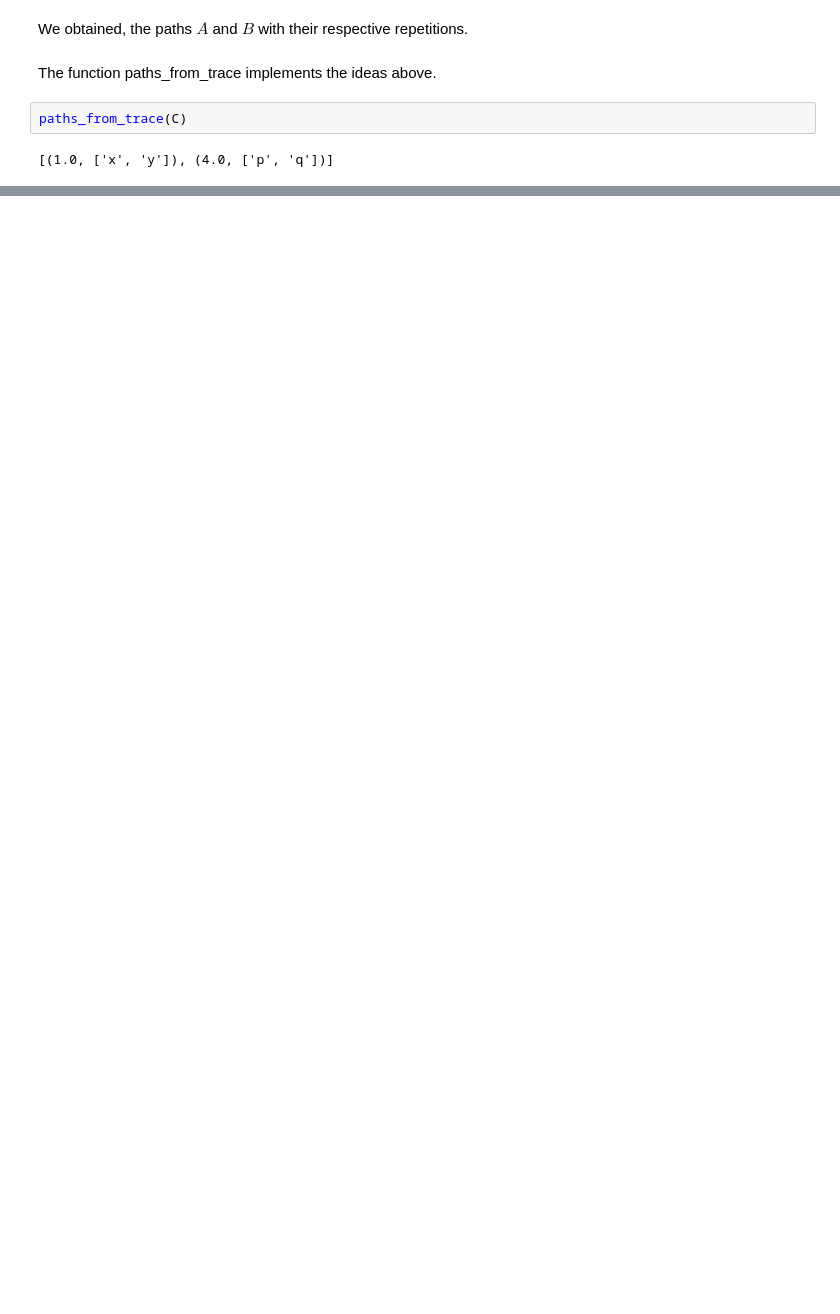
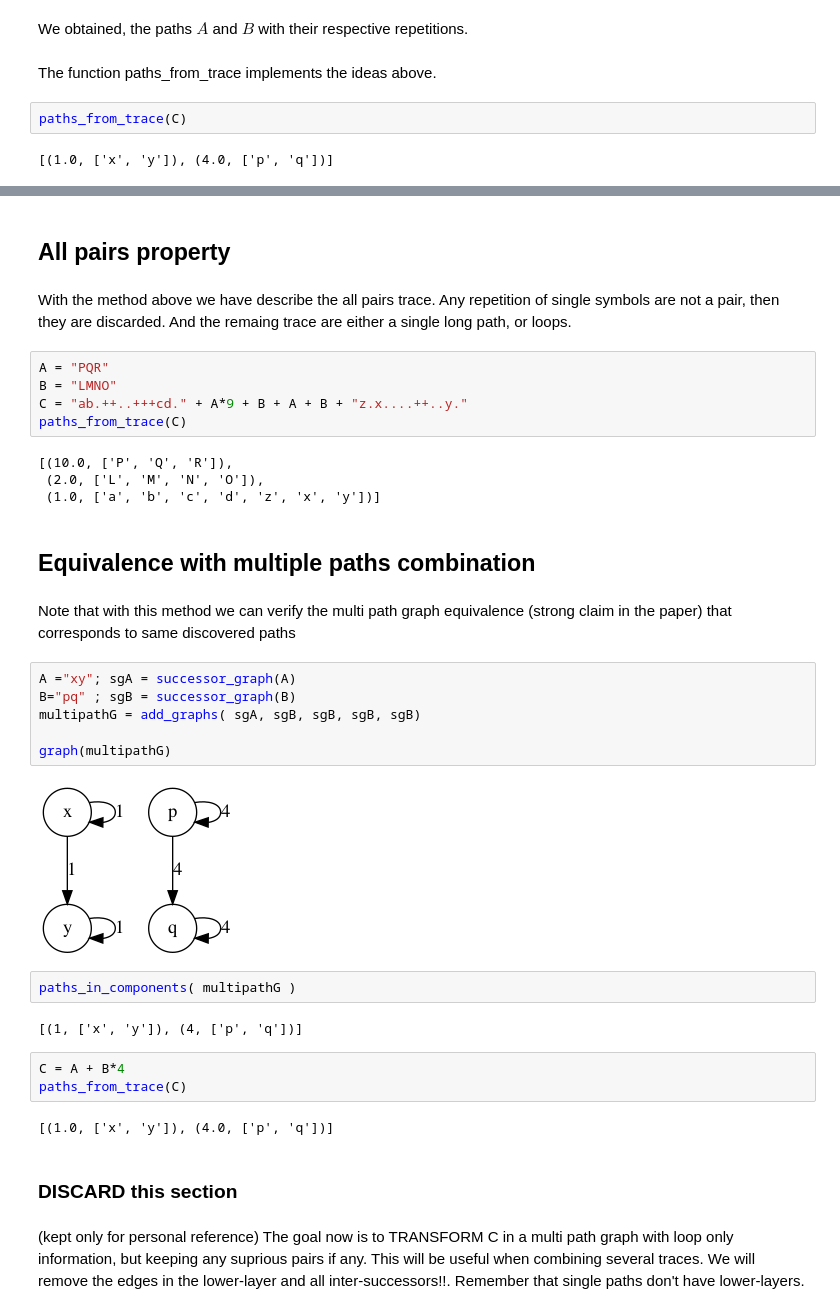
Before and after one commit to jpgil/logdelay, a Jupyter notebook: notebooks/section-2-paths-invariants/Mergings Loops.ipynb, the cells around one changed output, grey strips where cells are left out. Cells and saved outputs as stored; diff of their text form; blank space fills up the shorter version.

Commit message:
Main Method

```diff
--- a/notebooks/section-2-paths-invariants/Mergings Loops.ipynb
+++ b/notebooks/section-2-paths-invariants/Mergings Loops.ipynb
@@ -199,0 +165,38 @@ paths_from_trace(C + "123321")
+# %% [markdown]
+## All pairs property
+# %% [markdown]
+With the method above we have describe the all pairs trace. Any repetition of single symbols are not a pair, then they are discarded. And the remaing trace are either a single long path, or loops.
+# %%
+A = "PQR"
+B = "LMNO"
+C = "ab.++..+++cd." + A*9 + B + A + B + "z.x....++..y."
+paths_from_trace(C)
+# %% [output]
+[(10.0, ['P', 'Q', 'R']),
+ (2.0, ['L', 'M', 'N', 'O']),
+ (1.0, ['a', 'b', 'c', 'd', 'z', 'x', 'y'])]
+# %% [markdown]
+## Equivalence with multiple paths combination
+# %% [markdown]
+Note that with this method we can verify the multi path graph equivalence (strong claim in the paper) that corresponds to same discovered paths
+# %%
+A ="xy"; sgA = successor_graph(A)
+B="pq" ; sgB = successor_graph(B)
+multipathG = add_graphs( sgA, sgB, sgB, sgB, sgB)
+
+graph(multipathG)
+# %% [output]
+[figure, added]
+# %%
+paths_in_components( multipathG )
+# %% [output]
+[(1, ['x', 'y']), (4, ['p', 'q'])]
+# %%
+C = A + B*4
+paths_from_trace(C)
+# %% [output]
+[(1.0, ['x', 'y']), (4.0, ['p', 'q'])]
+# %% [markdown]
+### DISCARD this section
+# %% [markdown]
+(kept only for personal reference) The goal now is to TRANSFORM C in a multi path graph with loop only information, but keeping any suprious pairs if any. This will be useful when combining several traces. We will remove the edges in the lower-layer and all inter-successors!!. Remember that  single paths don't have lower-layers.
```
Also changed, not shown: parts of 13 cells of this notebook, 3 other files.
